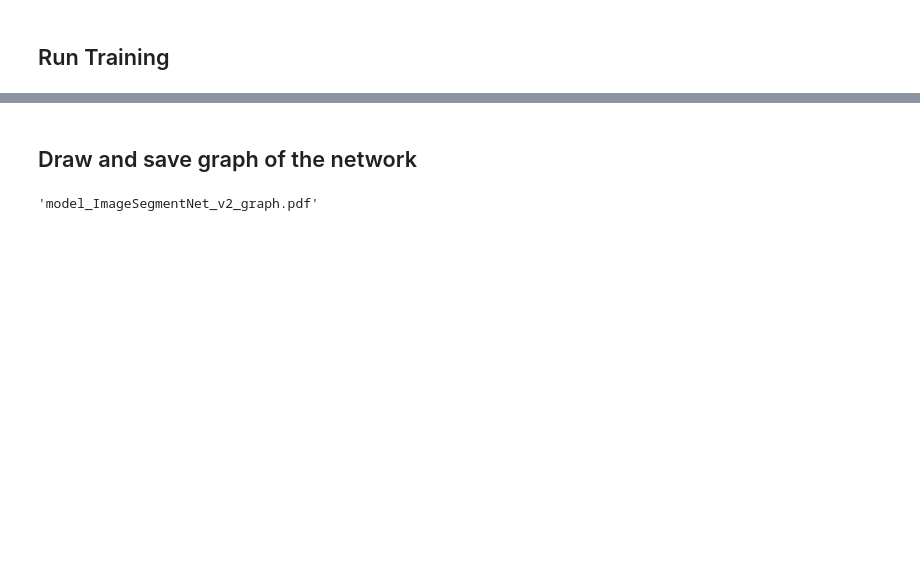
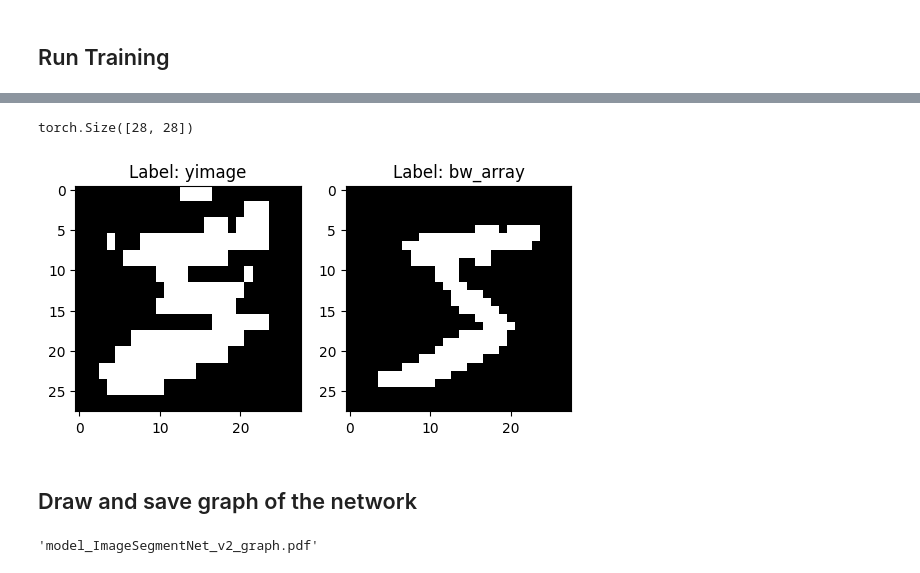
Before and after one commit to sjamthe/customNNexperiments, a Jupyter notebook: ImageSegmentNet-v1.ipynb, the cells around one changed output, grey strips where cells are left out. Cells and saved outputs as stored; diff of their text form; code cells hidden in the pictures; blank space fills up the shorter version.

```diff
--- a/ImageSegmentNet-v1.ipynb
+++ b/ImageSegmentNet-v1.ipynb
@@ -342,3 +364,19 @@ torch.Size([20, 28])
+# %%
+# create yimage and compare
+model.create_yimage()
+
+fig, (ax1, ax2) = plt.subplots(1, 2)
+print(model.yimage.shape)
+ax1.set_title(f"Label: yimage")
+#with torch.no_grad():
+ax1.imshow(model.yimage.gt(model.yimage.mean()), cmap='gray')
+
+ax2.set_title(f"Label: bw_array")
+ax2.imshow(bw_array, cmap='gray')
+plt.show()
+# %% [output]
+torch.Size([28, 28])
+[figure, added]
 # %% [markdown]
 ## Draw  and save graph of the network
 # %%
```
Also changed, not shown: parts of 10 cells of this notebook.
